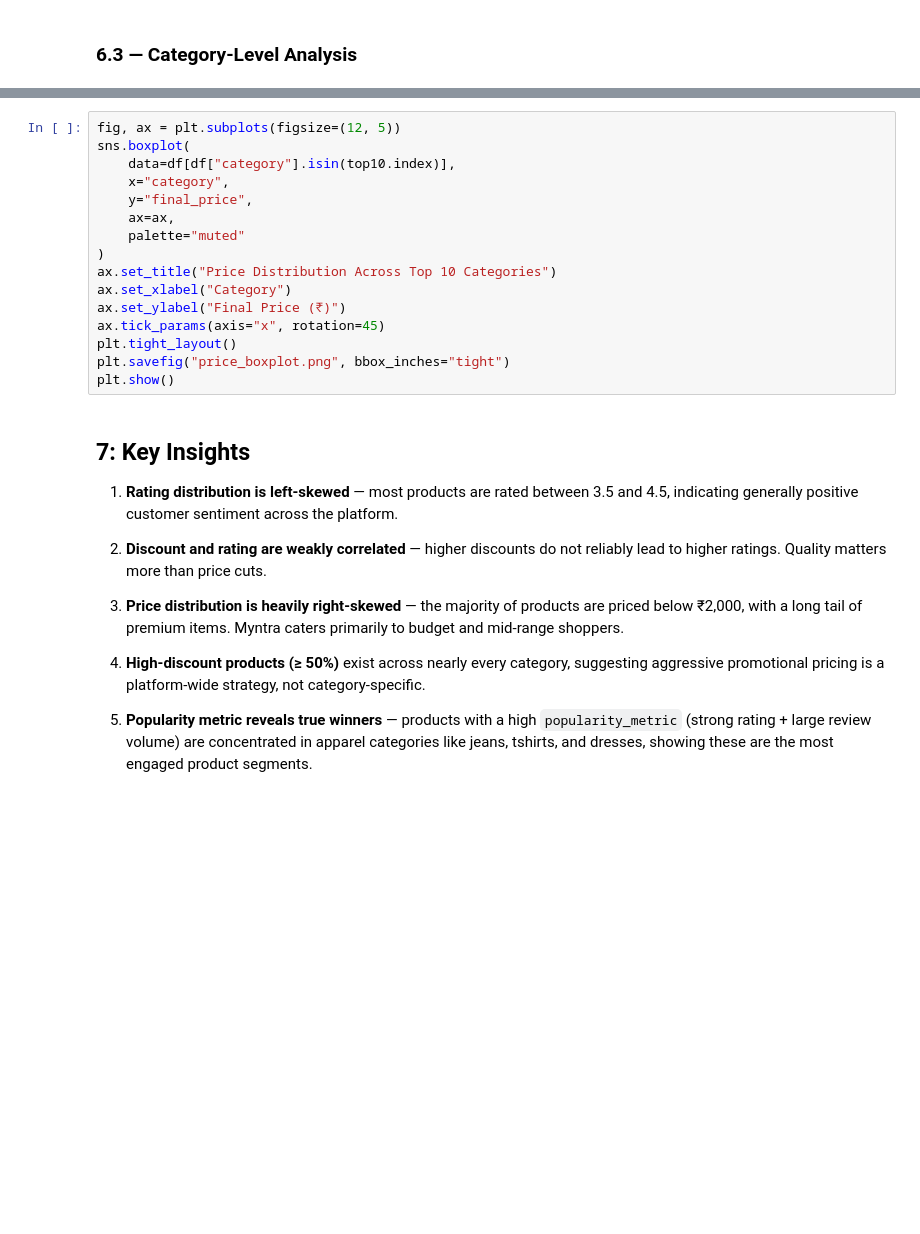
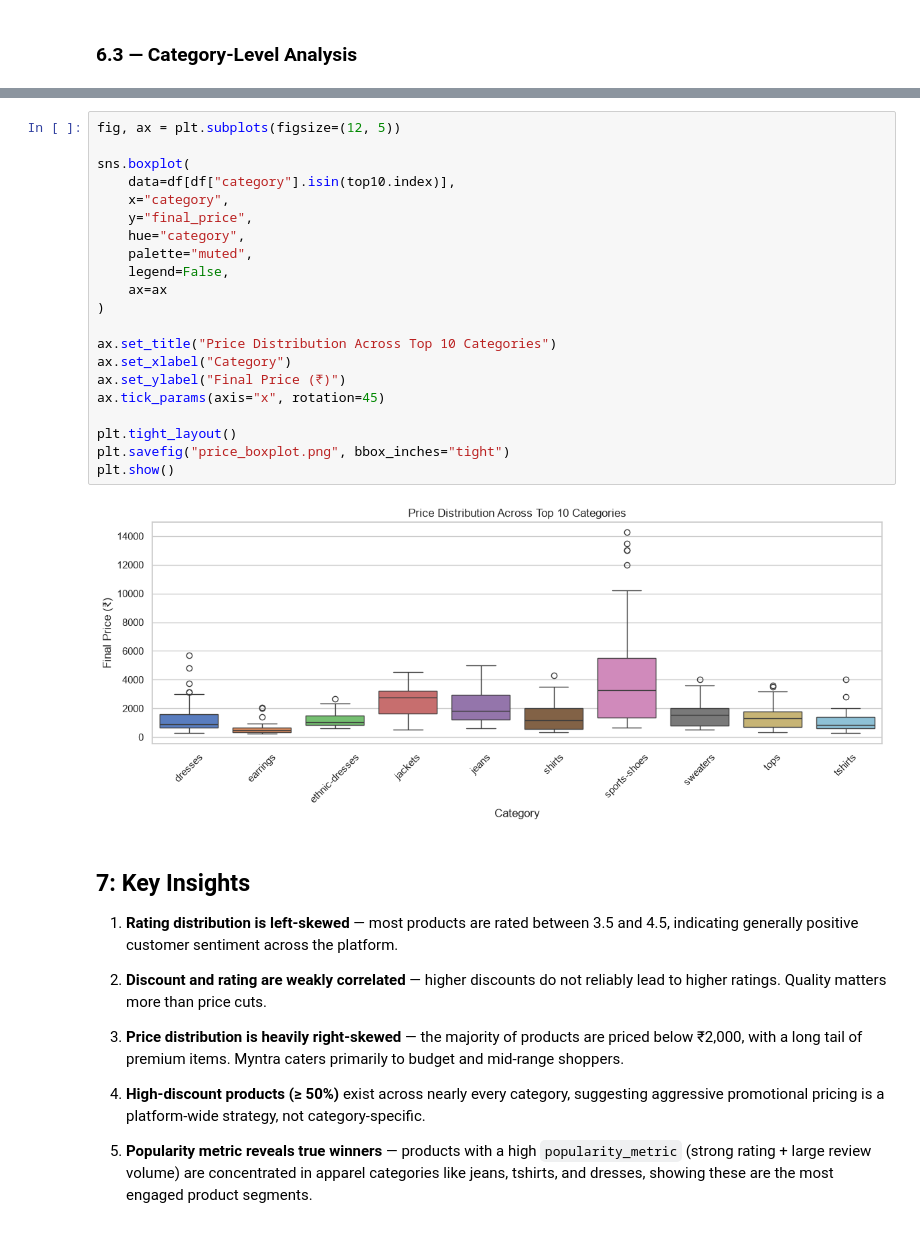
Before and after one commit to SubhodeepSamanta/CelebalAssignments, a Jupyter notebook: week1/notebook/analysis.ipynb, the cells around one changed output, grey strips where cells are left out. Cells and saved outputs as stored; diff of their text form; blank space fills up the shorter version.

```diff
--- a/week1/notebook/analysis.ipynb
+++ b/week1/notebook/analysis.ipynb
@@ -188,19 +368,26 @@ plt.show()
 # %%
 fig, ax = plt.subplots(figsize=(12, 5))
+
 sns.boxplot(
     data=df[df["category"].isin(top10.index)],
     x="category",
     y="final_price",
-    ax=ax,
-    palette="muted"
+    hue="category",
+    palette="muted",
+    legend=False,
+    ax=ax
 )
+
 ax.set_title("Price Distribution Across Top 10 Categories")
 ax.set_xlabel("Category")
 ax.set_ylabel("Final Price (₹)")
 ax.tick_params(axis="x", rotation=45)
+
 plt.tight_layout()
 plt.savefig("price_boxplot.png", bbox_inches="tight")
 plt.show()
+# %% [output]
+[figure, added]
 # %% [markdown]
 ## 7: Key Insights
 
```
Also changed, not shown: parts of 21 cells of this notebook, 5 other files.
